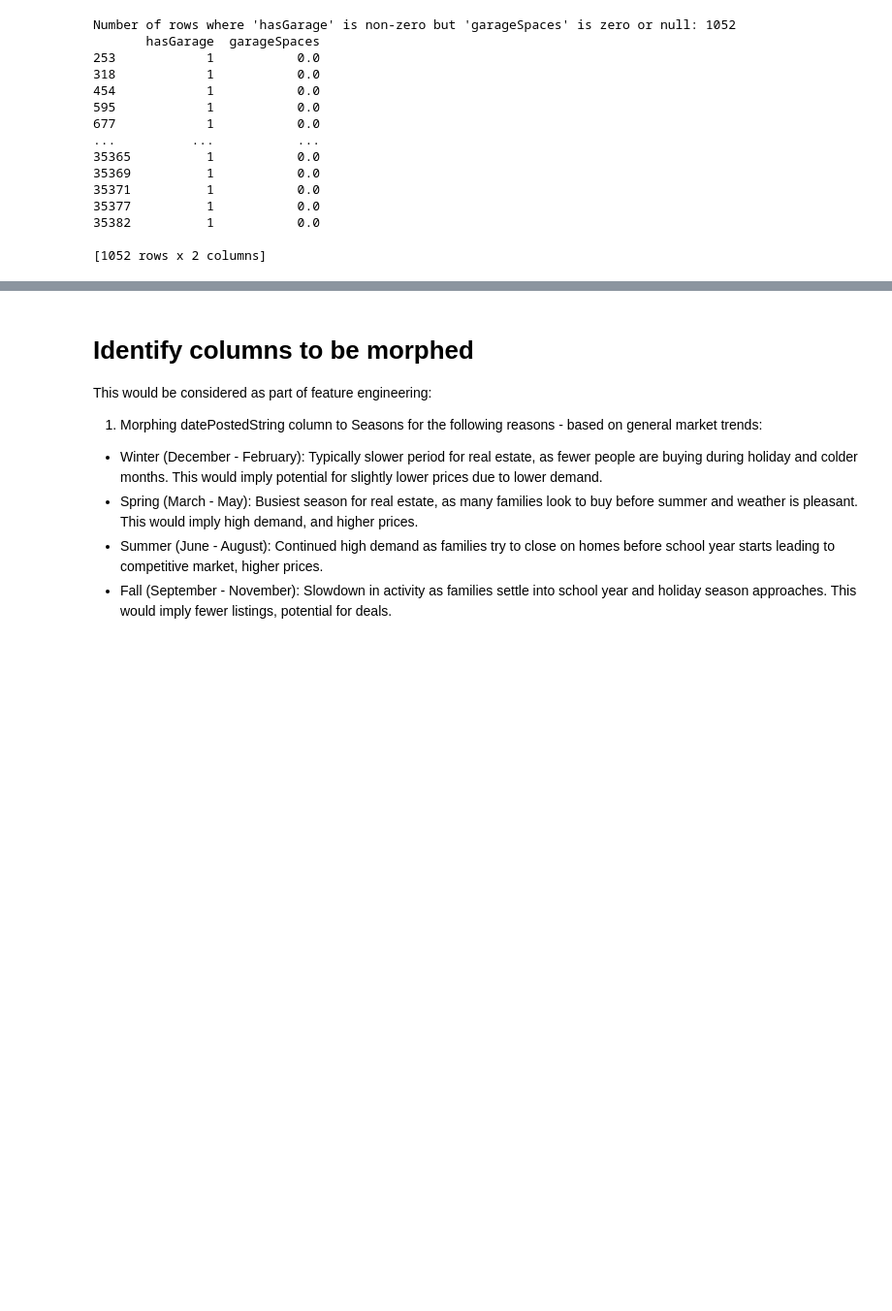
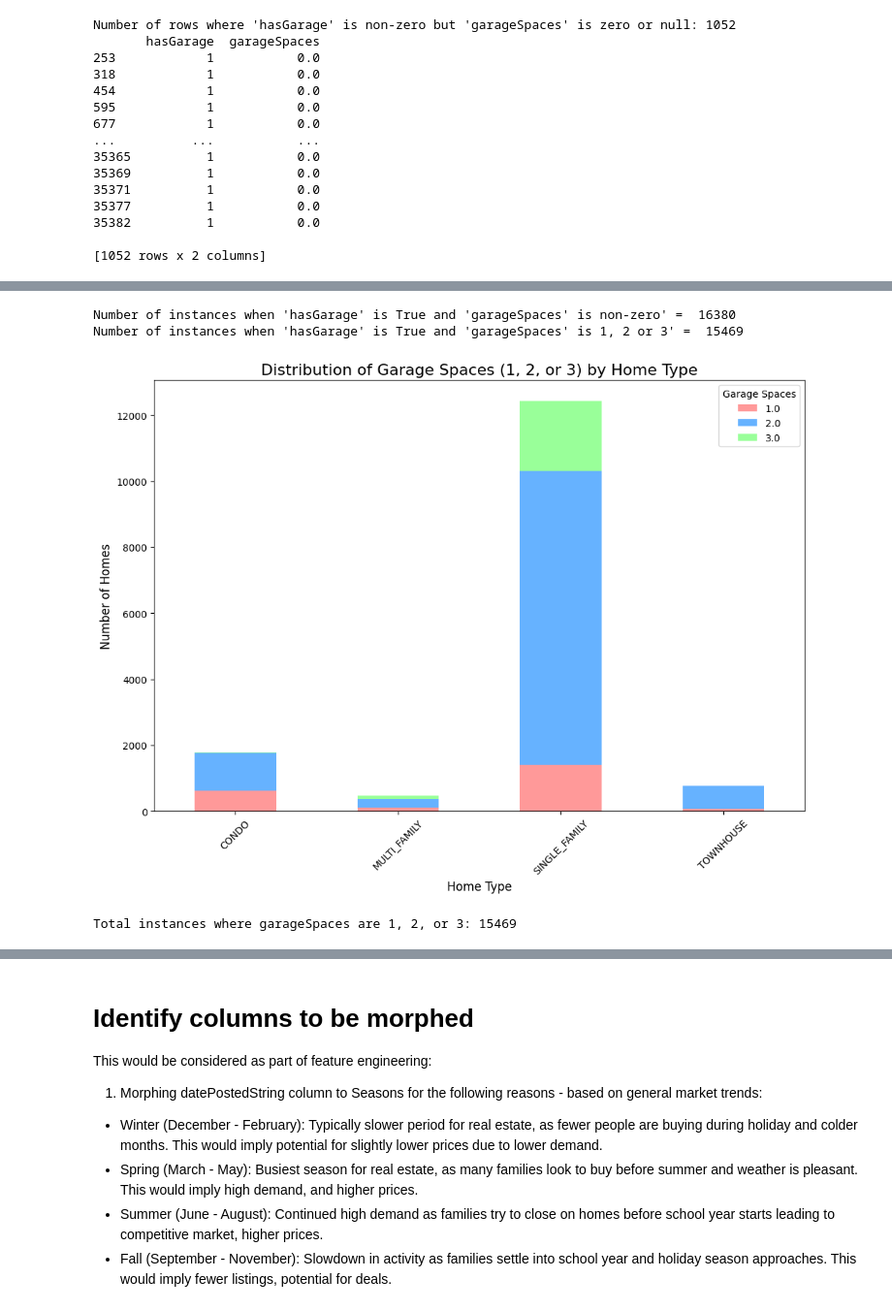
Before and after one commit to soumyaRohan/SDS-CP006-california-housing-prediction, a Jupyter notebook: ph1-data-cleaning-eda/Imtiaz_data_analysis.ipynb, the cells around one changed output, grey strips where cells are left out. Shown at 97% size. Cells and saved outputs as stored; diff of their text form; code cells hidden in the pictures; blank space fills up the shorter version.

```diff
--- a/ph1-data-cleaning-eda/Imtiaz_data_analysis.ipynb
+++ b/ph1-data-cleaning-eda/Imtiaz_data_analysis.ipynb
@@ -349,0 +416,41 @@ Number of rows where 'hasGarage' is non-zero but 'garageSpaces' is zero or null:
+# %%
+# Step 1: Filter where 'hasGarage' is True and 'garageSpaces' is non-zero
+filtered_data = data[(data['hasGarage'] == True) & (data['garageSpaces'] > 0)]
+print("Number of instances when 'hasGarage' is True and 'garageSpaces' is non-zero' = ", filtered_data.shape[0])
+
+# Step 2: Group by 'homeType' and 'garageSpaces' (limit the values to 1, 2, or 3 for this case)
+garage_spaces_filtered = filtered_data[filtered_data['garageSpaces'].isin([1, 2, 3])]
+print("Number of instances when 'hasGarage' is True and 'garageSpaces' is 1, 2 or 3' = ", garage_spaces_filtered.shape[0])
+
+# Step 3: Group by 'homeType' and 'garageSpaces', and count occurrences
+garage_spaces_counts = garage_spaces_filtered.groupby(['homeType', 'garageSpaces']).size().unstack(fill_value=0)
+
+# Step 4: Create a stacked bar chart with distinct colors for garageSpaces values
+garage_spaces_counts[[1, 2, 3]].plot(kind='bar', stacked=True, figsize=(12, 8),
+                                     color=['#FF9999', '#66B2FF', '#99FF99'])
+
+# Add chart labels and title
+plt.title('Distribution of Garage Spaces (1, 2, or 3) by Home Type', fontsize=16)
+plt.xlabel('Home Type', fontsize=12)
+plt.ylabel('Number of Homes', fontsize=12)
+
+# Add a legend to specify garage spaces
+plt.legend(title='Garage Spaces', loc='upper right')
+
+# Show the plot
+plt.xticks(rotation=45)
+plt.show()
+
+# Step 1: Filter only the relevant columns (garageSpaces 1, 2, or 3)
+garage_spaces_filtered_counts = garage_spaces_counts[[1, 2, 3]]
+
+# Step 2: Sum the values for garageSpaces 1, 2, and 3 across all home types
+total_instances = garage_spaces_filtered_counts.sum().sum()
+
+# Print the total number of instances where garageSpaces are 1, 2, or 3
+print(f"Total instances where garageSpaces are 1, 2, or 3: {total_instances}")
+# %% [output]
+Number of instances when 'hasGarage' is True and 'garageSpaces' is non-zero' =  16380
+Number of instances when 'hasGarage' is True and 'garageSpaces' is 1, 2 or 3' =  15469
+[figure, added]
+Total instances where garageSpaces are 1, 2, or 3: 15469
```
Also changed, not shown: parts of 13 cells of this notebook.
